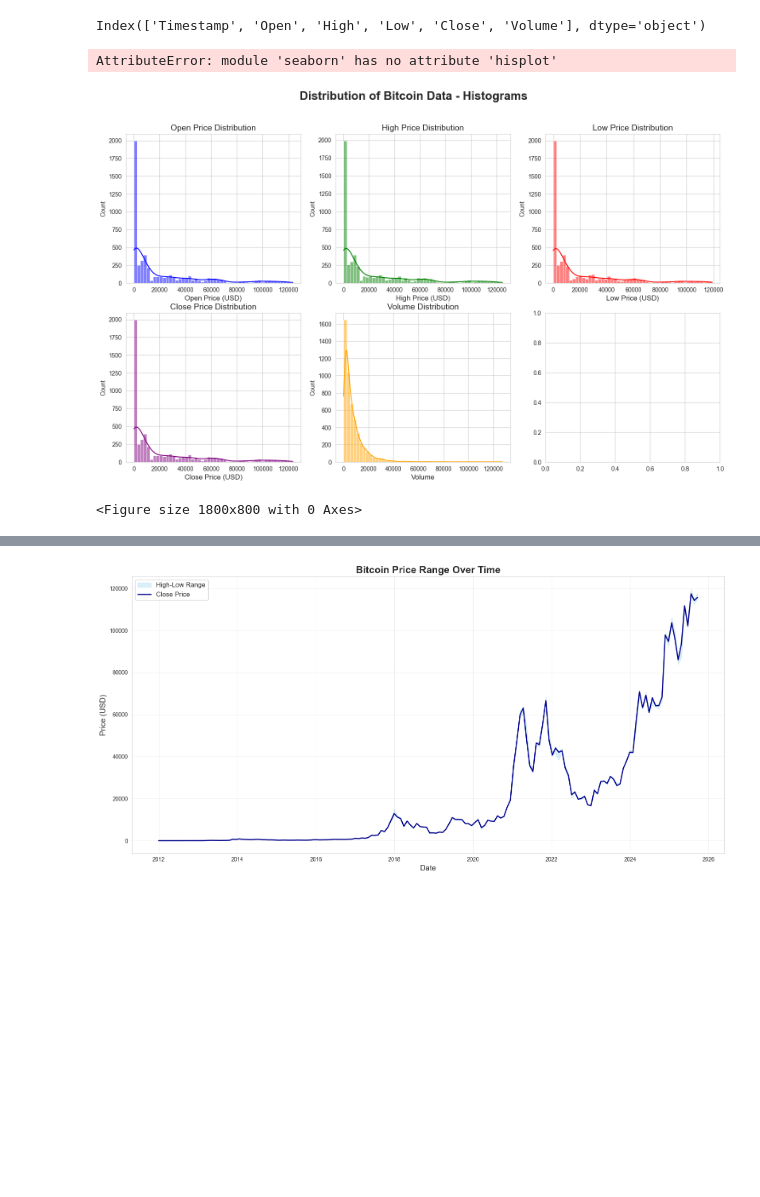
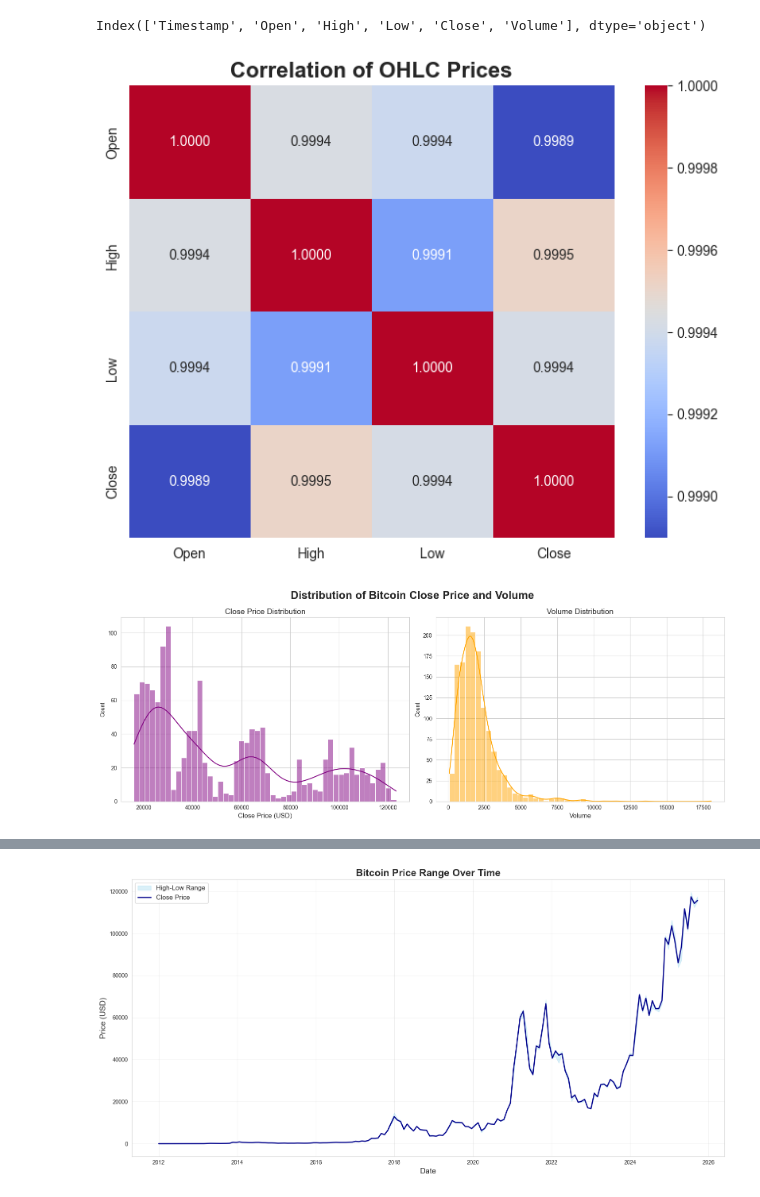
Before and after one commit to SuperaNova/MLC, a Jupyter notebook: notebooks/data_visualization.ipynb, the cells around one changed output, grey strips where cells are left out. Drawn from its saved outputs; the diff is of its cells as text; code cells hidden in the pictures; blank space fills up the shorter version.

```diff
--- a/notebooks/data_visualization.ipynb
+++ b/notebooks/data_visualization.ipynb
@@ -14,7 +15,8 @@ print(data.columns)
 
 data['Date'] = pd.to_datetime(data['Timestamp'], unit='s')
 data.set_index('Date', inplace=True)
-# changing to daily timeframe cuz 1min too small
+
+# Changing to daily timeframe cuz 1min too small
 data_daily = data.resample('D').agg({
     'Open': 'first',
     'High': 'max',
@@ -22,51 +24,38 @@ data_daily = data.resample('D').agg({
     'Close': 'last',
     'Volume': 'sum'
 }).dropna()
+
+data_from_start = data_daily.copy()
+data_daily = data_daily[data_daily.index >= '2022-01-01']
 # %% [output]
 Index(['Timestamp', 'Open', 'High', 'Low', 'Close', 'Volume'], dtype='object')
+# %%
+price_data = data_daily[['Open', 'High', 'Low', 'Close']]
+# matrix
+correlation_matrix = price_data.corr()
+
+# heatmap
+plt.figure(figsize=(8, 6))
+plt.title('Correlation of OHLC Prices', fontsize=16, fontweight='bold')
+sb.heatmap(correlation_matrix, annot=True, cmap='coolwarm', fmt=".4f")
+plt.show()
+# %% [output]
+[figure, added]
 # %%
-# Create histograms for all price columns
-fig, axes = plt.subplots(2, 3, figsize=(18, 10))
-fig.suptitle('Distribution of Bitcoin Data - Histograms', fontsize=20, fontweight='bold')
+fig, axes = plt.subplots(1, 2, figsize=(16, 6))
+fig.suptitle('Distribution of Bitcoin Close Price and Volume', fontsize=20, fontweight='bold')
 
-# Open price
-sb.histplot(data=data_daily, x='Open', kde=True, bins=50, color='blue', ax=axes[0, 0])
-axes[0, 0].set_title('Open Price Distribution', fontsize=14)
-axes[0, 0].set_xlabel('Open Price (USD)', fontsize=12)
-
-# High price
-sb.histplot(data=data_daily, x='High', kde=True, bins=50, color='green', ax=axes[0, 1])
-axes[0, 1].set_title('High Price Distribution', fontsize=14)
-axes[0, 1].set_xlabel('High Price (USD)', fontsize=12)
-
-# Low price
-sb.histplot(data=data_daily, x='Low', kde=True, bins=50, color='red', ax=axes[0, 2])
-axes[0, 2].set_title('Low Price Distribution', fontsize=14)
-axes[0, 2].set_xlabel('Low Price (USD)', fontsize=12)
-
-# Close price
-sb.histplot(data=data_daily, x='Close', kde=True, bins=50, color='purple', ax=axes[1, 0])
-axes[1, 0].set_title('Close Price Distribution', fontsize=14)
-axes[1, 0].set_xlabel('Close Price (USD)', fontsize=12)
+# Close
+sb.histplot(data=data_daily, x='Close', kde=True, bins=50, color='purple', ax=axes[0])
+axes[0].set_title('Close Price Distribution', fontsize=14)
+axes[0].set_xlabel('Close Price (USD)', fontsize=12)
 
 # Volume
-sb.histplot(data=data_daily, x='Volume', kde=True, bins=50, color='orange', ax=axes[1, 1])
-axes[1, 1].set_title('Volume Distribution', fontsize=14)
-axes[1, 1].set_xlabel('Volume', fontsize=12)
-
-data_daily['Year'] = data_daily.index.year
-# Close price by year
-plt.figure(figsize=(18, 8))
-sb.hisplot(data=data_daily, x='Volume', kde=True, bins=50, color='yellow', ax=axes[1, 1])
-plt.title('Bitcoin Close Price Distribution by Year', fontsize=18, fontweight='bold')
-plt.xlabel('Year', fontsize=14)
-plt.ylabel('Close Price (USD)', fontsize=14)
-plt.xticks(rotation=45)
-plt.grid(True, alpha=0.3)
+sb.histplot(data=data_daily, x='Volume', kde=True, bins=50, color='orange', ax=axes[1])
+axes[1].set_title('Volume Distribution', fontsize=14)
+axes[1].set_xlabel('Volume', fontsize=12)
 
 plt.tight_layout()
 plt.show()
 # %% [output]
-AttributeError: module 'seaborn' has no attribute 'hisplot'
-[figure, old version]
+[figure, new version]
-<Figure size 1800x800 with 0 Axes>
```
Also changed, not shown: parts of 6 cells of this notebook.
